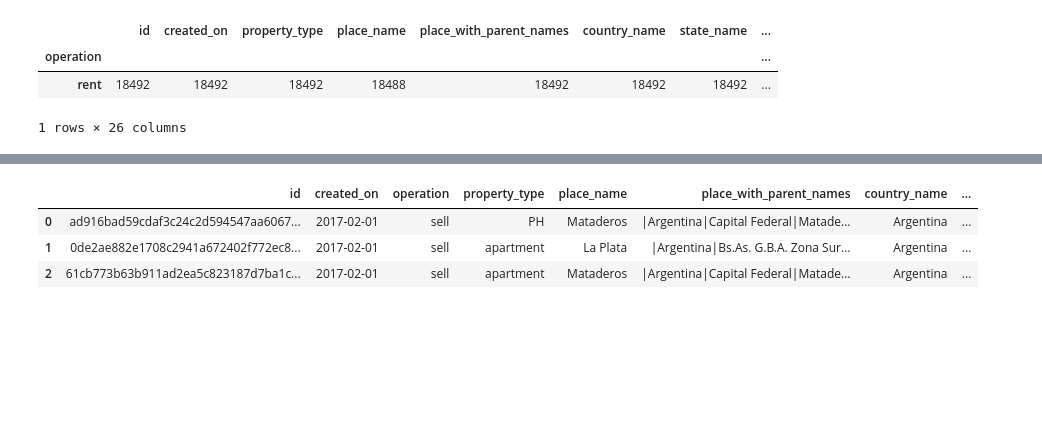
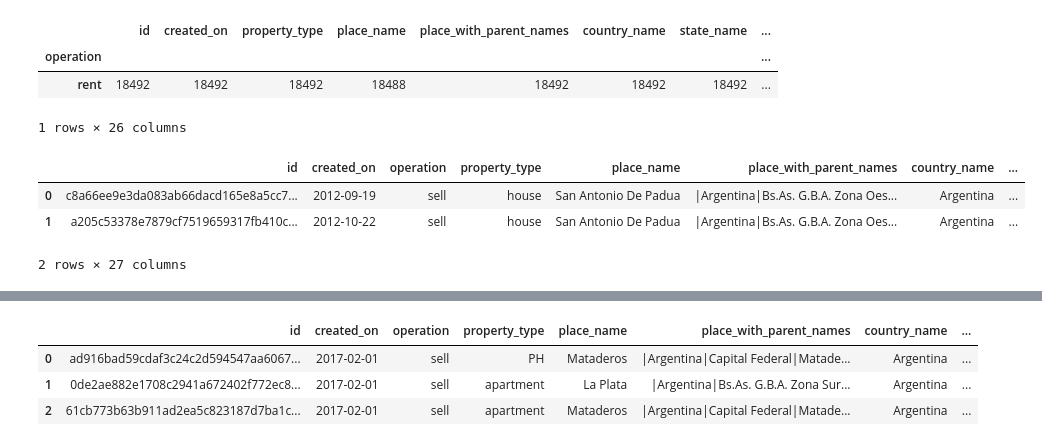
Before and after one commit to BrigliaAn/OrganizacionDeDatos, a Jupyter notebook: Tp1-Analisis-Exploratorio.ipynb, the cells around one changed output, grey strips where cells are left out. Drawn from its saved outputs; the diff is of its cells as text; code cells hidden in the pictures; blank space fills up the shorter version.

```diff
--- a/Tp1-Analisis-Exploratorio.ipynb
+++ b/Tp1-Analisis-Exploratorio.ipynb
@@ -58,3 +58,12 @@ p08.groupby('operation')
 | operation |  |  |  |  |  |  |  | ... |
 | rent | 18492 | 18492 | 18492 | 18488 | 18492 | 18492 | 18492 | ... |
 1 rows × 26 columns
+# %%
+#Miramos el archivo sell de agosto
+ps208 = pd.read_csv('../../home/lucas/Descargas/properati-AR-2017-08-01-properties-sell.csv')
+ps208.head(2)
+# %% [output]
+|  | id | created_on | operation | property_type | place_name | place_with_parent_names | country_name | ... |
+| 0 | c8a66ee9e3da083ab66dacd165e8a5cc7... | 2012-09-19 | sell | house | San Antonio De Padua | |Argentina|Bs.As. G.B.A. Zona Oes... | Argentina | ... |
+| 1 | a205c53378e7879cf7519659317fb410c... | 2012-10-22 | sell | house | San Antonio De Padua | |Argentina|Bs.As. G.B.A. Zona Oes... | Argentina | ... |
+2 rows × 27 columns
```
Also changed, not shown: parts of 34 cells of this notebook.
